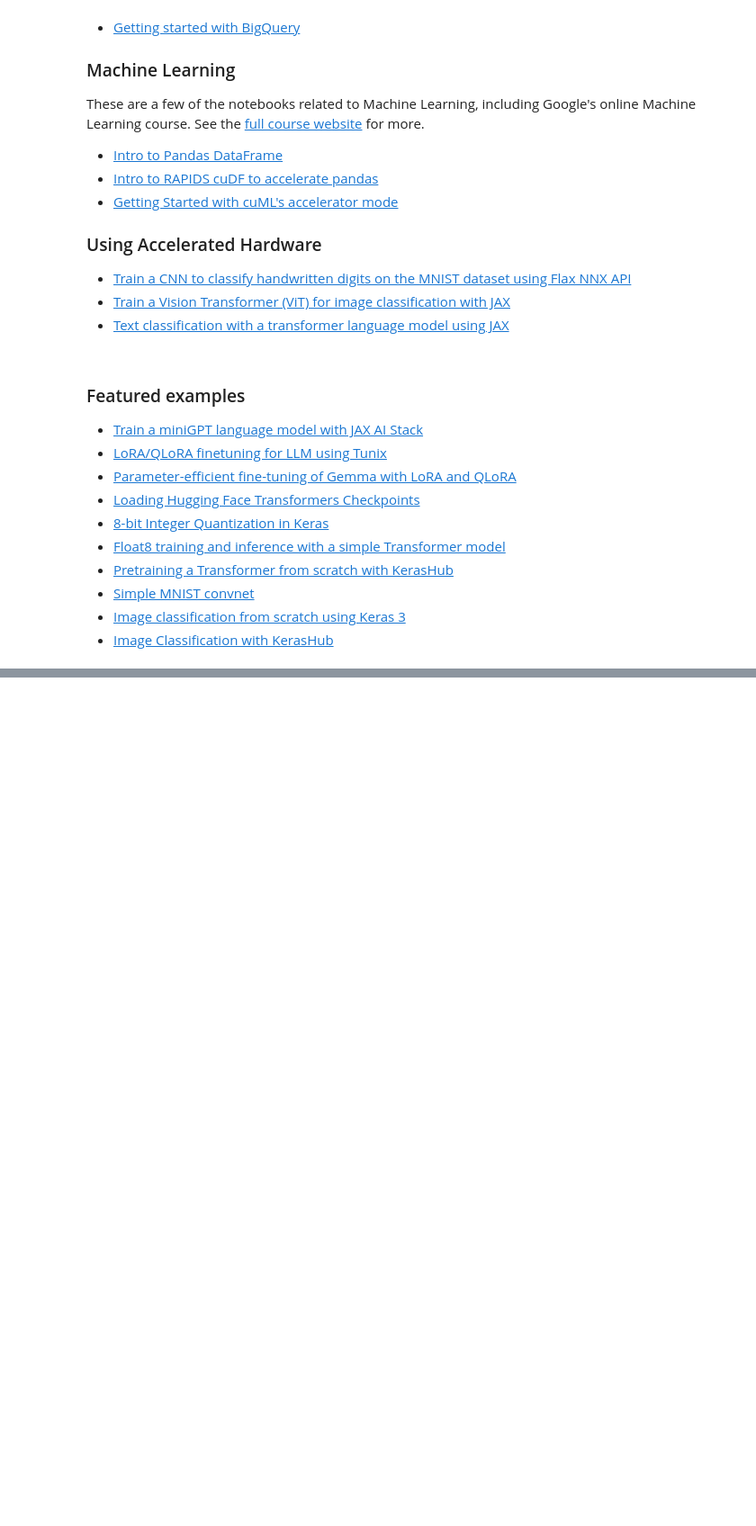
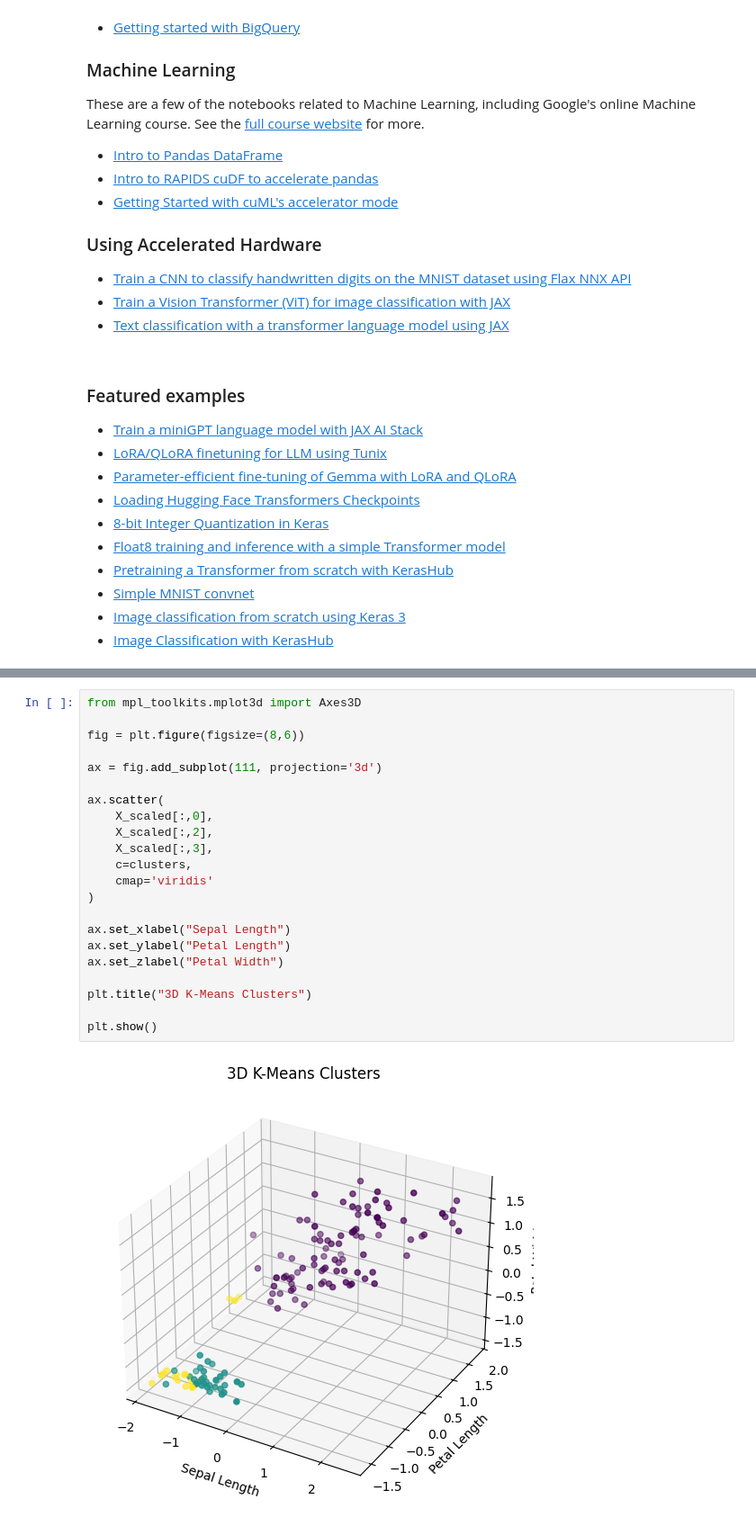
Before and after one commit to srujanayadav884-alt/ML-internship, a Jupyter notebook: Welcome_To_Colab.ipynb, the cells around one changed output, grey strips where cells are left out. Shown at 90% size. Drawn from its saved outputs; the diff is of its cells as text; blank space fills up the shorter version.

```diff
--- a/Welcome_To_Colab.ipynb
+++ b/Welcome_To_Colab.ipynb
@@ -286 +320,25 @@ R² Score: 0.6529242642153184
+# %%
+from mpl_toolkits.mplot3d import Axes3D
+
+fig = plt.figure(figsize=(8,6))
+
+ax = fig.add_subplot(111, projection='3d')
+
+ax.scatter(
+    X_scaled[:,0],
+    X_scaled[:,2],
+    X_scaled[:,3],
+    c=clusters,
+    cmap='viridis'
+)
+
+ax.set_xlabel("Sepal Length")
+ax.set_ylabel("Petal Length")
+ax.set_zlabel("Petal Width")
+
+plt.title("3D K-Means Clusters")
+
+plt.show()
+# %% [output]
+[figure, added]
 # %%
```
Also changed, not shown: parts of 17 cells of this notebook.
